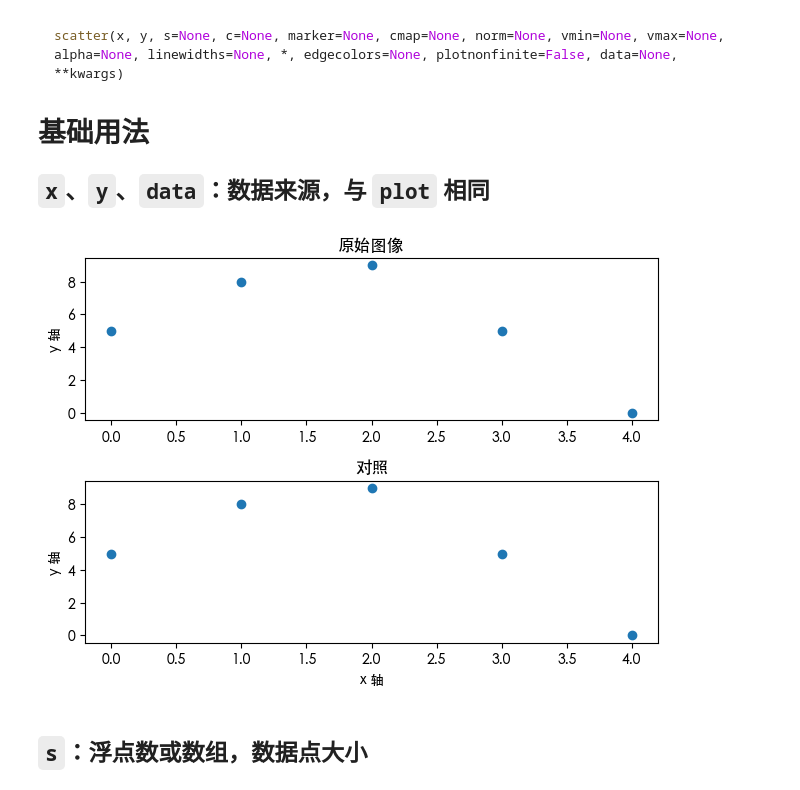
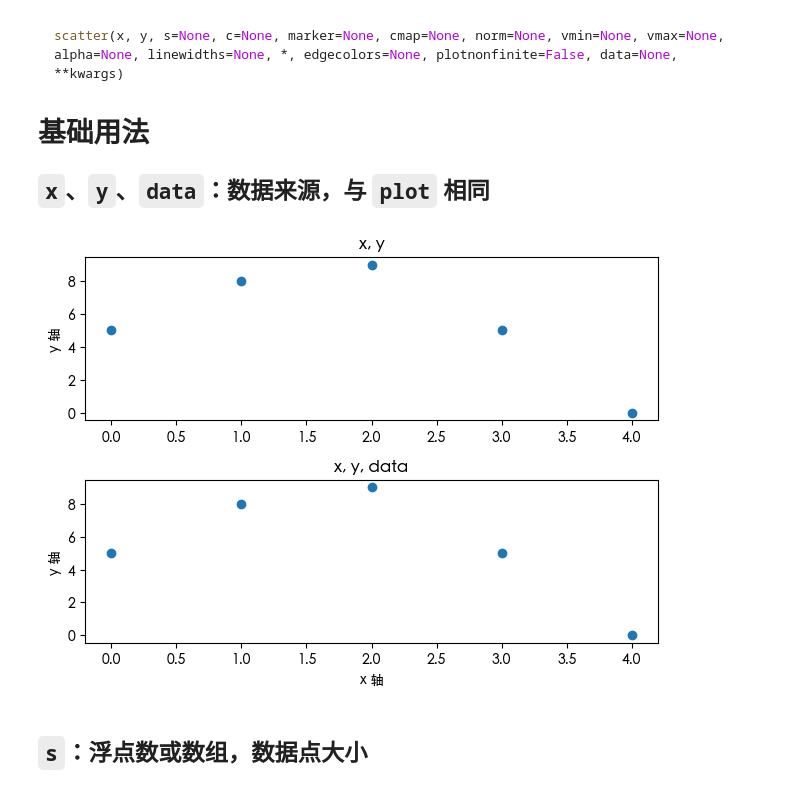
Before and after one commit to vincent507cpu/mastering_matplotlib, a Jupyter notebook: chapter_01/03_scatter_plot.ipynb, the cells around one changed output. Saved outputs shown, nothing was run; the diff lists cells and outputs as text; code cells hidden in the pictures.

```diff
--- a/chapter_01/03_scatter_plot.ipynb
+++ b/chapter_01/03_scatter_plot.ipynb
@@ -50,20 +40,19 @@ scatter(x, y, s=None, c=None, marker=None, cmap=None, norm=None, vmin=None, vmax
 # %%
 fig, (ax1, ax2) = plt.subplots(2)
 
 ax1.scatter(df['x'], df['y']) # 显式传入 x，y
 ax1.set_ylabel('y 轴')
-ax1.set_title('原始图像')
+ax1.set_title('x, y')
 
 ax2.scatter('x', 'y', data=df) # 显式传入 x，y，data
 ax2.set_xlabel('x 轴')
 ax2.set_ylabel('y 轴')
-ax2.set_title('对照')
+ax2.set_title('x, y, data')
 
 fig.tight_layout()
-plt.savefig('02.png')
 plt.show()
 # %% [output]
-[figure, old version]
+[figure, new version]
 # %% [markdown]
 ## `s`：浮点数或数组，数据点大小
 # %%
```
Also changed, not shown: parts of 19 cells of this notebook.
